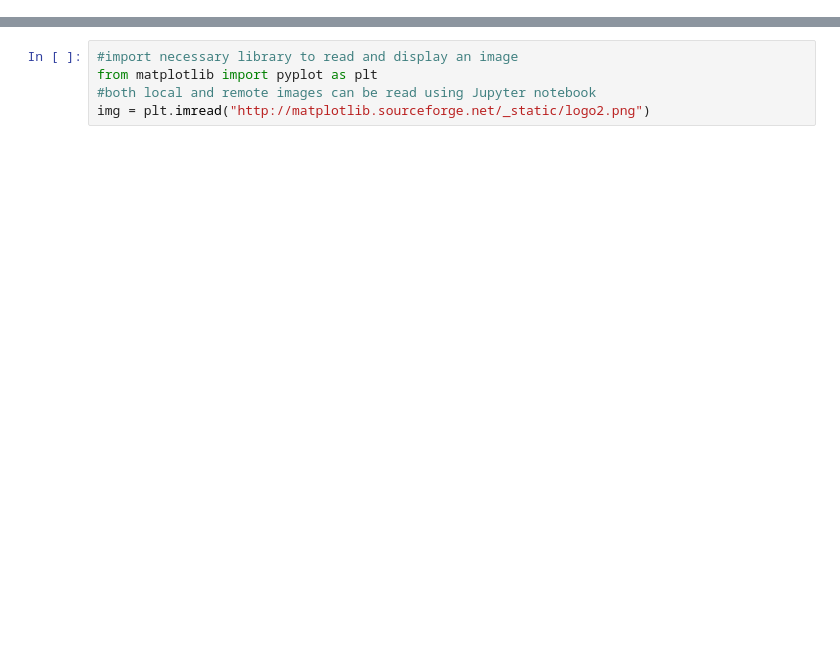
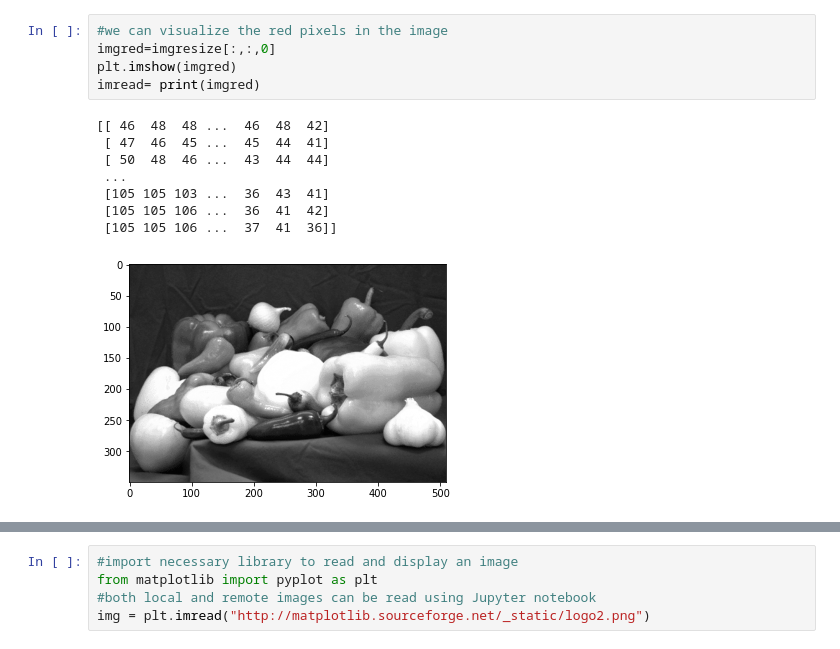
Before and after one commit to seyrankhademi/Interactive_Arch_Q3_P1, a Jupyter notebook: Interactive_Arch_Q3_P1.ipynb, the cells around one changed output, grey strips where cells are left out. Cells and saved outputs as stored; diff of their text form; blank space fills up the shorter version.

```diff
--- a/Interactive_Arch_Q3_P1.ipynb
+++ b/Interactive_Arch_Q3_P1.ipynb
@@ -2,0 +81,14 @@
+# %%
+#we can visualize the red pixels in the image
+imgred=imgresize[:,:,0]
+plt.imshow(imgred)
+imread= print(imgred)
+# %% [output]
+[[ 46  48  48 ...  46  48  42]
+ [ 47  46  45 ...  45  44  41]
+ [ 50  48  46 ...  43  44  44]
+ ...
+ [105 105 103 ...  36  43  41]
+ [105 105 106 ...  36  41  42]
+ [105 105 106 ...  37  41  36]]
+[figure, added]
```
Also changed, not shown: parts of 18 cells of this notebook.
